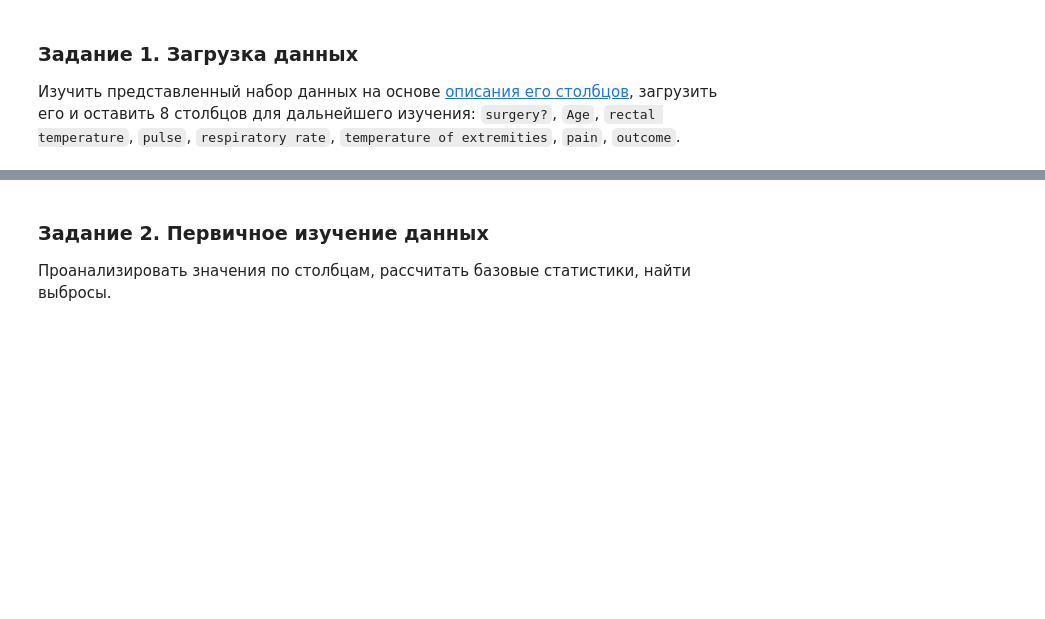
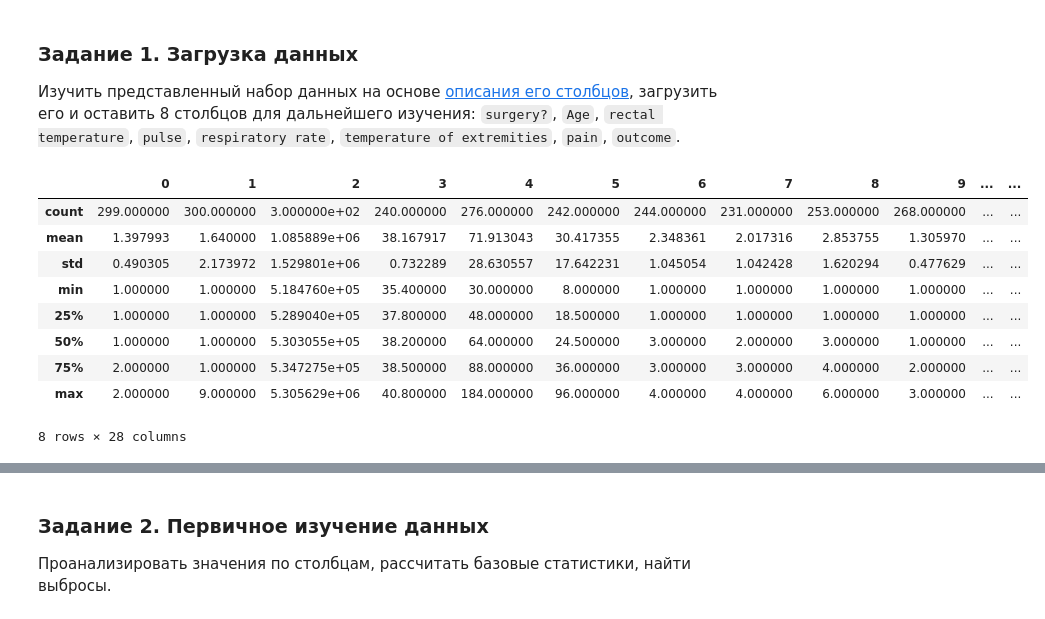
Before and after one commit to Abdulganiev/pyda-19, a Jupyter notebook: 3_Lesson_01/3_DZ_01.ipynb, the cells around one changed output, grey strips where cells are left out. Cells and saved outputs as stored; diff of their text form; code cells hidden in the pictures; blank space fills up the shorter version.

```diff
--- a/3_Lesson_01/3_DZ_01.ipynb
+++ b/3_Lesson_01/3_DZ_01.ipynb
@@ -11,6 +11,15 @@ import pandas as pd
 # %%
 na_values = ['?']
 horse = pd.read_csv(r'horse_data.csv', header=None, na_values=na_values)
-
-# surgery? - хирург.операция? - имеет один пропуск, зависит от 12
-horse[0].fillna(horse.groupby([12])[0].transform('median'), inplace=True)
+horse.describe()
+# %% [output]
+|  | 0 | 1 | 2 | 3 | 4 | 5 | 6 | 7 | 8 | 9 | ... | ... |
+| count | 299.000000 | 300.000000 | 3.000000e+02 | 240.000000 | 276.000000 | 242.000000 | 244.000000 | 231.000000 | 253.000000 | 268.000000 | ... | ... |
+| mean | 1.397993 | 1.640000 | 1.085889e+06 | 38.167917 | 71.913043 | 30.417355 | 2.348361 | 2.017316 | 2.853755 | 1.305970 | ... | ... |
+| std | 0.490305 | 2.173972 | 1.529801e+06 | 0.732289 | 28.630557 | 17.642231 | 1.045054 | 1.042428 | 1.620294 | 0.477629 | ... | ... |
+| min | 1.000000 | 1.000000 | 5.184760e+05 | 35.400000 | 30.000000 | 8.000000 | 1.000000 | 1.000000 | 1.000000 | 1.000000 | ... | ... |
+| 25% | 1.000000 | 1.000000 | 5.289040e+05 | 37.800000 | 48.000000 | 18.500000 | 1.000000 | 1.000000 | 1.000000 | 1.000000 | ... | ... |
+| 50% | 1.000000 | 1.000000 | 5.303055e+05 | 38.200000 | 64.000000 | 24.500000 | 3.000000 | 2.000000 | 3.000000 | 1.000000 | ... | ... |
+| 75% | 2.000000 | 1.000000 | 5.347275e+05 | 38.500000 | 88.000000 | 36.000000 | 3.000000 | 3.000000 | 4.000000 | 2.000000 | ... | ... |
+| max | 2.000000 | 9.000000 | 5.305629e+06 | 40.800000 | 184.000000 | 96.000000 | 4.000000 | 4.000000 | 6.000000 | 3.000000 | ... | ... |
+8 rows × 28 columns
```
Also changed, not shown: parts of 19 cells of this notebook.
